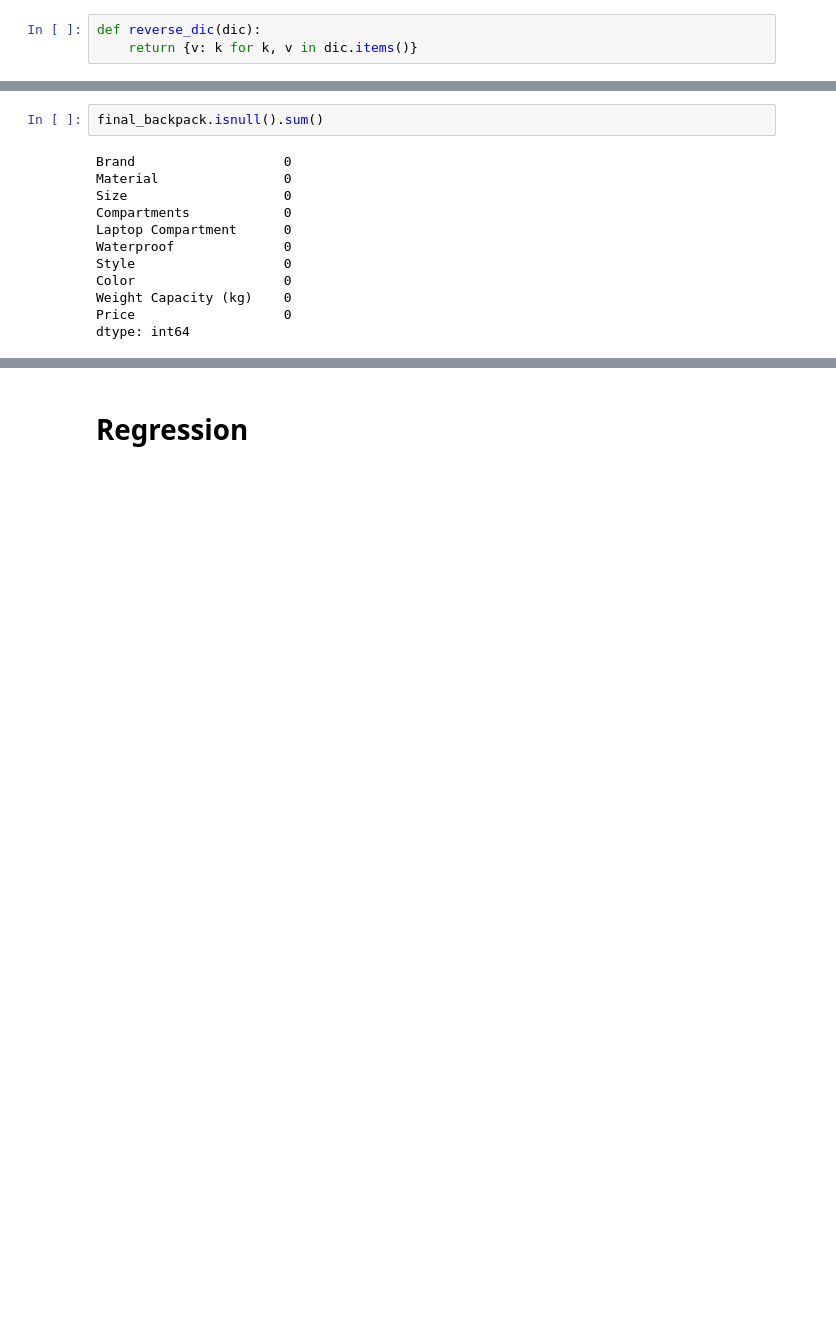
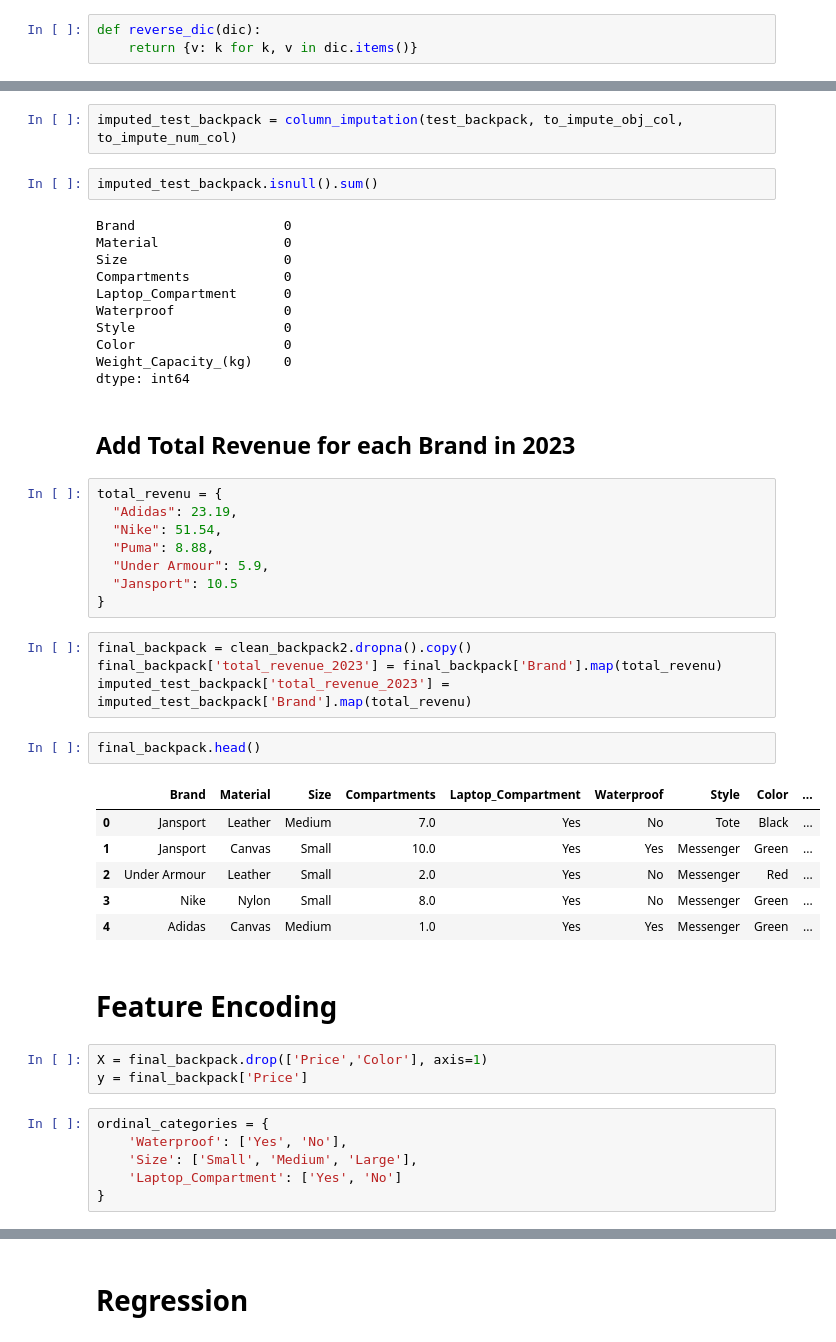
Before and after one commit to zakariaelaoufi/Backpack-Prediction-Challenge, a Jupyter notebook: backpack_prediction_challenge.ipynb, the cells around one changed output, grey strips where cells are left out. Drawn from its saved outputs; the diff is of its cells as text; blank space fills up the shorter version.

```diff
--- a/backpack_prediction_challenge.ipynb
+++ b/backpack_prediction_challenge.ipynb
@@ -150,14 +139,49 @@ final_backpack['Size'] = final_backpack['Size'].map(reverse_dic(size_label_dic))
+# %%
+imputed_test_backpack = column_imputation(test_backpack, to_impute_obj_col, to_impute_num_col)
 # %%
-final_backpack.isnull().sum()
+imputed_test_backpack.isnull().sum()
 # %% [output]
 Brand                   0
 Material                0
 Size                    0
 Compartments            0
-Laptop Compartment      0
+Laptop_Compartment      0
 Waterproof              0
 Style                   0
 Color                   0
-Weight Capacity (kg)    0
-Price                   0
+Weight_Capacity_(kg)    0
 dtype: int64
+# %% [markdown]
+## Add Total Revenue for each Brand in 2023
+# %%
+total_revenu = {
+  "Adidas": 23.19,
+  "Nike": 51.54,
+  "Puma": 8.88,
+  "Under Armour": 5.9,
+  "Jansport": 10.5
+}
+# %%
+final_backpack = clean_backpack2.dropna().copy()
+final_backpack['total_revenue_2023'] = final_backpack['Brand'].map(total_revenu)
+imputed_test_backpack['total_revenue_2023'] = imputed_test_backpack['Brand'].map(total_revenu)
+# %%
+final_backpack.head()
+# %% [output]
+|  | Brand | Material | Size | Compartments | Laptop_Compartment | Waterproof | Style | Color | ... |
+| 0 | Jansport | Leather | Medium | 7.0 | Yes | No | Tote | Black | ... |
+| 1 | Jansport | Canvas | Small | 10.0 | Yes | Yes | Messenger | Green | ... |
+| 2 | Under Armour | Leather | Small | 2.0 | Yes | No | Messenger | Red | ... |
+| 3 | Nike | Nylon | Small | 8.0 | Yes | No | Messenger | Green | ... |
+| 4 | Adidas | Canvas | Medium | 1.0 | Yes | Yes | Messenger | Green | ... |
+# %% [markdown]
+# Feature Encoding
+# %%
+X = final_backpack.drop(['Price','Color'], axis=1)
+y = final_backpack['Price']
+# %%
+ordinal_categories = {
+    'Waterproof': ['Yes', 'No'],
+    'Size': ['Small', 'Medium', 'Large'],
+    'Laptop_Compartment': ['Yes', 'No']
+}
```
Also changed, not shown: parts of 56 cells of this notebook.
